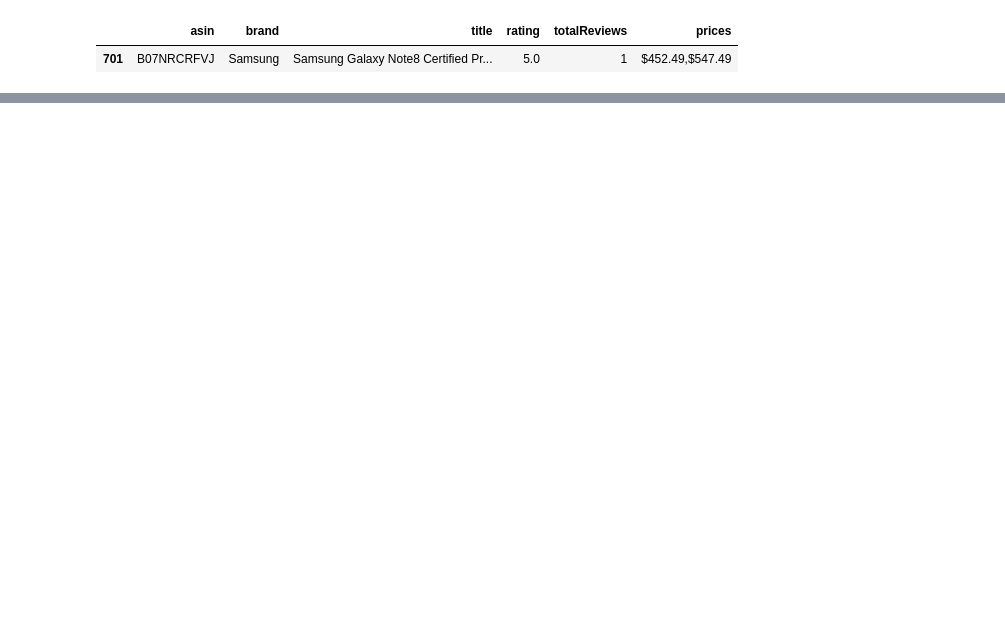
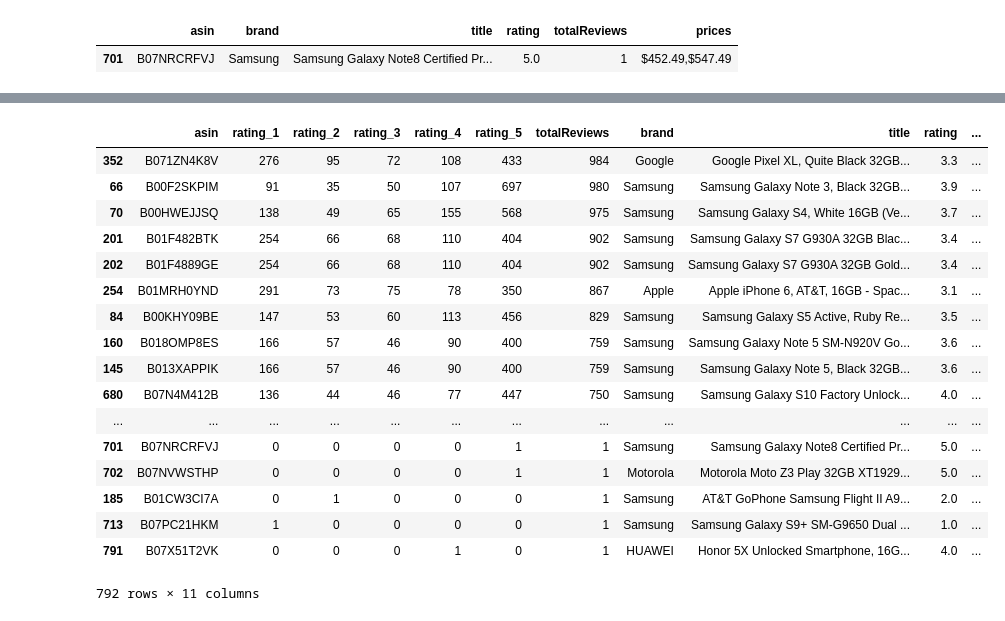
Before and after one commit to ksranjith786/python, a Jupyter notebook: insaid/Project/AmazonCellPhoneReviews/AmazonCellPhoneReview.ipynb, the cells around one changed output, grey strips where cells are left out. Drawn from its saved outputs; the diff is of its cells as text; code cells hidden in the pictures; blank space fills up the shorter version.

```diff
--- a/insaid/Project/AmazonCellPhoneReviews/AmazonCellPhoneReview.ipynb
+++ b/insaid/Project/AmazonCellPhoneReviews/AmazonCellPhoneReview.ipynb
@@ -357,3 +336,6 @@ items[items.asin == 'B07NRCRFVJ']
 # %% [output]
 |  | asin | brand | title | rating | totalReviews | prices |
 | 701 | B07NRCRFVJ | Samsung | Samsung Galaxy Note8 Certified Pr... | 5.0 | 1 | $452.49,$547.49 |
+# %%
+asin_reviews = reviews_rated.merge(items, on='asin')
+asin_reviews.head()
@@ -359,0 +349,24 @@ items[items.asin == 'B07NRCRFVJ']
+# %%
+asin_reviews.drop(columns=['totalReviews_y'], inplace=True)
+asin_reviews.rename(columns={'totalReviews_x':'totalReviews'}, inplace=True)
+# %%
+asin_reviews.sort_values(by='totalReviews', ascending=False)
+# %% [output]
+|  | asin | rating_1 | rating_2 | rating_3 | rating_4 | rating_5 | totalReviews | brand | title | rating | ... |
+| 352 | B071ZN4K8V | 276 | 95 | 72 | 108 | 433 | 984 | Google | Google Pixel XL, Quite Black 32GB... | 3.3 | ... |
+| 66 | B00F2SKPIM | 91 | 35 | 50 | 107 | 697 | 980 | Samsung | Samsung Galaxy Note 3, Black 32GB... | 3.9 | ... |
+| 70 | B00HWEJJSQ | 138 | 49 | 65 | 155 | 568 | 975 | Samsung | Samsung Galaxy S4, White 16GB (Ve... | 3.7 | ... |
+| 201 | B01F482BTK | 254 | 66 | 68 | 110 | 404 | 902 | Samsung | Samsung Galaxy S7 G930A 32GB Blac... | 3.4 | ... |
+| 202 | B01F4889GE | 254 | 66 | 68 | 110 | 404 | 902 | Samsung | Samsung Galaxy S7 G930A 32GB Gold... | 3.4 | ... |
+| 254 | B01MRH0YND | 291 | 73 | 75 | 78 | 350 | 867 | Apple | Apple iPhone 6, AT&T, 16GB - Spac... | 3.1 | ... |
+| 84 | B00KHY09BE | 147 | 53 | 60 | 113 | 456 | 829 | Samsung | Samsung Galaxy S5 Active, Ruby Re... | 3.5 | ... |
+| 160 | B018OMP8ES | 166 | 57 | 46 | 90 | 400 | 759 | Samsung | Samsung Galaxy Note 5 SM-N920V Go... | 3.6 | ... |
+| 145 | B013XAPPIK | 166 | 57 | 46 | 90 | 400 | 759 | Samsung | Samsung Galaxy Note 5, Black 32GB... | 3.6 | ... |
+| 680 | B07N4M412B | 136 | 44 | 46 | 77 | 447 | 750 | Samsung | Samsung Galaxy S10 Factory Unlock... | 4.0 | ... |
+| ... | ... | ... | ... | ... | ... | ... | ... | ... | ... | ... | ... |
+| 701 | B07NRCRFVJ | 0 | 0 | 0 | 0 | 1 | 1 | Samsung | Samsung Galaxy Note8 Certified Pr... | 5.0 | ... |
+| 702 | B07NVWSTHP | 0 | 0 | 0 | 0 | 1 | 1 | Motorola | Motorola Moto Z3 Play 32GB XT1929... | 5.0 | ... |
+| 185 | B01CW3CI7A | 0 | 1 | 0 | 0 | 0 | 1 | Samsung | AT&T GoPhone Samsung Flight II A9... | 2.0 | ... |
+| 713 | B07PC21HKM | 1 | 0 | 0 | 0 | 0 | 1 | Samsung | Samsung Galaxy S9+ SM-G9650 Dual ... | 1.0 | ... |
+| 791 | B07X51T2VK | 0 | 0 | 0 | 1 | 0 | 1 | HUAWEI | Honor 5X Unlocked Smartphone, 16G... | 4.0 | ... |
+792 rows × 11 columns
```
Also changed, not shown: parts of 9 cells of this notebook.
